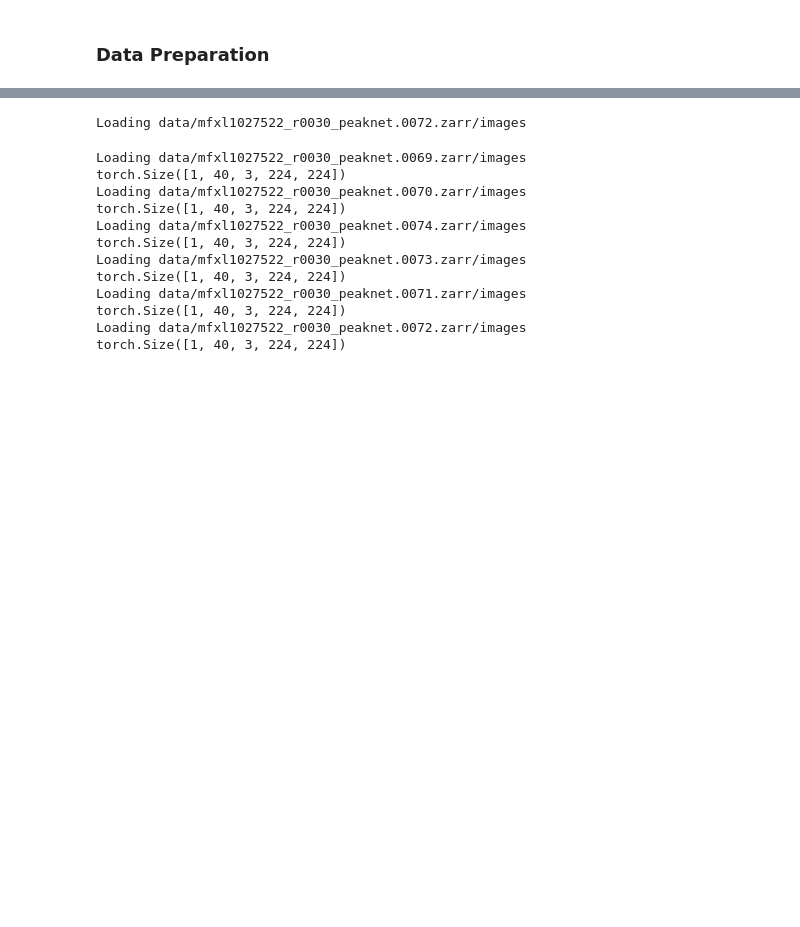
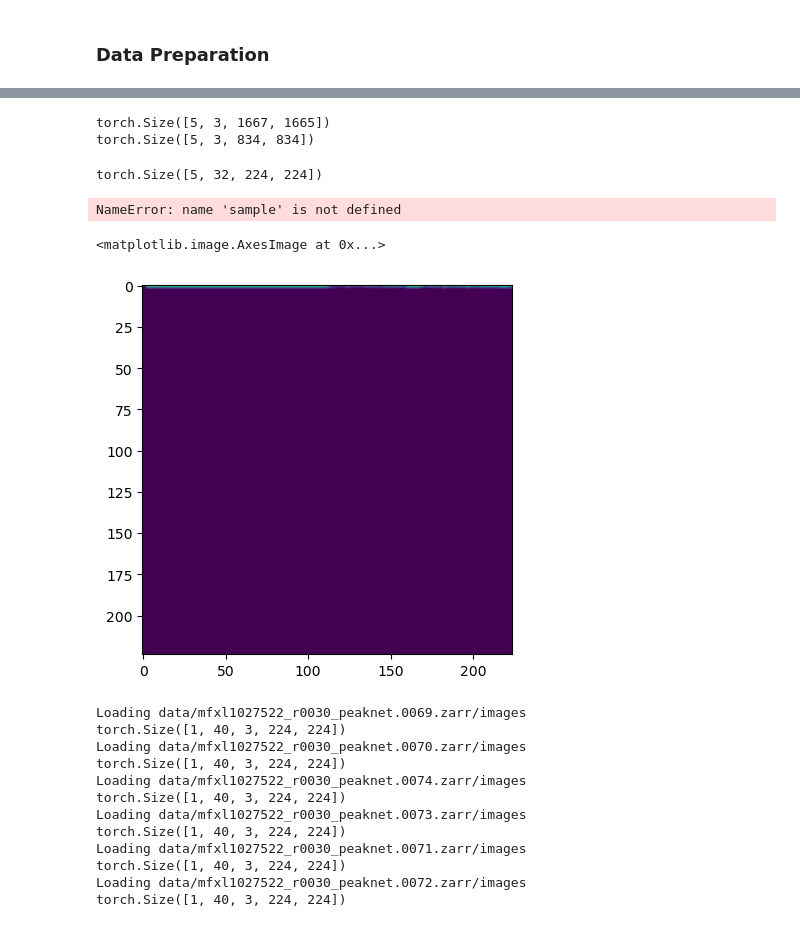
Before and after one commit to jmunetong/autoregression, a Jupyter notebook: xplore.ipynb, the cells around one changed output, grey strips where cells are left out. Cells and saved outputs as stored; diff of their text form; code cells hidden in the pictures; blank space fills up the shorter version.

```diff
--- a/xplore.ipynb
+++ b/xplore.ipynb
@@ -31,3 +26,5 @@ path = 'data'
 # %%
-feature_extractor = ViTImageProcessor.from_pretrained("google/vit-base-patch16-224")
-dataset = XrdDataset(data_dir=path, feature_extractor=feature_extractor)
+# feature_extractor = ViTImageProcessor.from_pretrained("google/vit-base-patch16-224")
+dataset = XrdDataset(data_dir=path, feature_extractor=None)
+dataloader = DataLoader(dataset, batch_size=5, shuffle=True)
+s = next(iter(dataloader))
@@ -34,5 +48,0 @@ dataset = XrdDataset(data_dir=path, feature_extractor=feature_extractor)
-# %%
-dataloader = DataLoader(dataset, batch_size=1, shuffle=True)
-sample = next(iter(dataloader))
-# %% [output]
-Loading data/mfxl1027522_r0030_peaknet.0072.zarr/images
@@ -39,3 +61,43 @@ Loading data/mfxl1027522_r0030_peaknet.0072.zarr/images
+# %%
+
+conv_layer = nn.Conv2d(in_channels, out_channels,
+                    kernel_size=(F, F), stride=(S,S),
+                    padding=(1, 2), padding_mode='zeros')
+sample = s.clone()
+sample = einops.rearrange(s, 'b w h c -> b c w h')
+print(sample.shape)
+print(conv_layer(sample).shape)
+# conv_layer(sample).shape
+# avg_pool = nn.AvgPool2d(kernel_size=(2,2))
+# avg_pool_2 = nn.AvgPool2d(kernel_size=(2,2))
+# avg_pool_3 =  nn.AvgPool2d(kernel_size=(2,2))
+# y = avg_pool_2(avg_pool(sample))
+
+model = nn.Sequential(
+    nn.Conv2d(3, 16, kernel_size=3, stride=2, padding=1),  # [5, 16, ~834, ~833]
+    nn.ReLU(),
+    nn.AvgPool2d(2),                                       # [5, 16, ~417, ~416]
+    nn.Conv2d(16, 32, kernel_size=3, stride=2, padding=1), # [5, 32, ~209, ~208]
+    nn.ReLU(),
+    nn.AdaptiveAvgPool2d((224, 224))                       # [5, 3, 224, 224]
+)
+s_out = model(sample)
+# %% [output]
+torch.Size([5, 3, 1667, 1665])
+torch.Size([5, 3, 834, 834])
+# %%
+s_out.shape
+# %% [output]
+torch.Size([5, 32, 224, 224])
+# %%
+sample.shape
+# %% [output]
+NameError: name 'sample' is not defined
+# %%
+plt.imshow(s_out[0, 3].detach().numpy())
+# %% [output]
+<matplotlib.image.AxesImage at 0x...>
+[figure, added]
 # %%
 for batch in dataloader:
     pixel_values = batch
```
Also changed, not shown: parts of 11 cells of this notebook, 5 other files.
